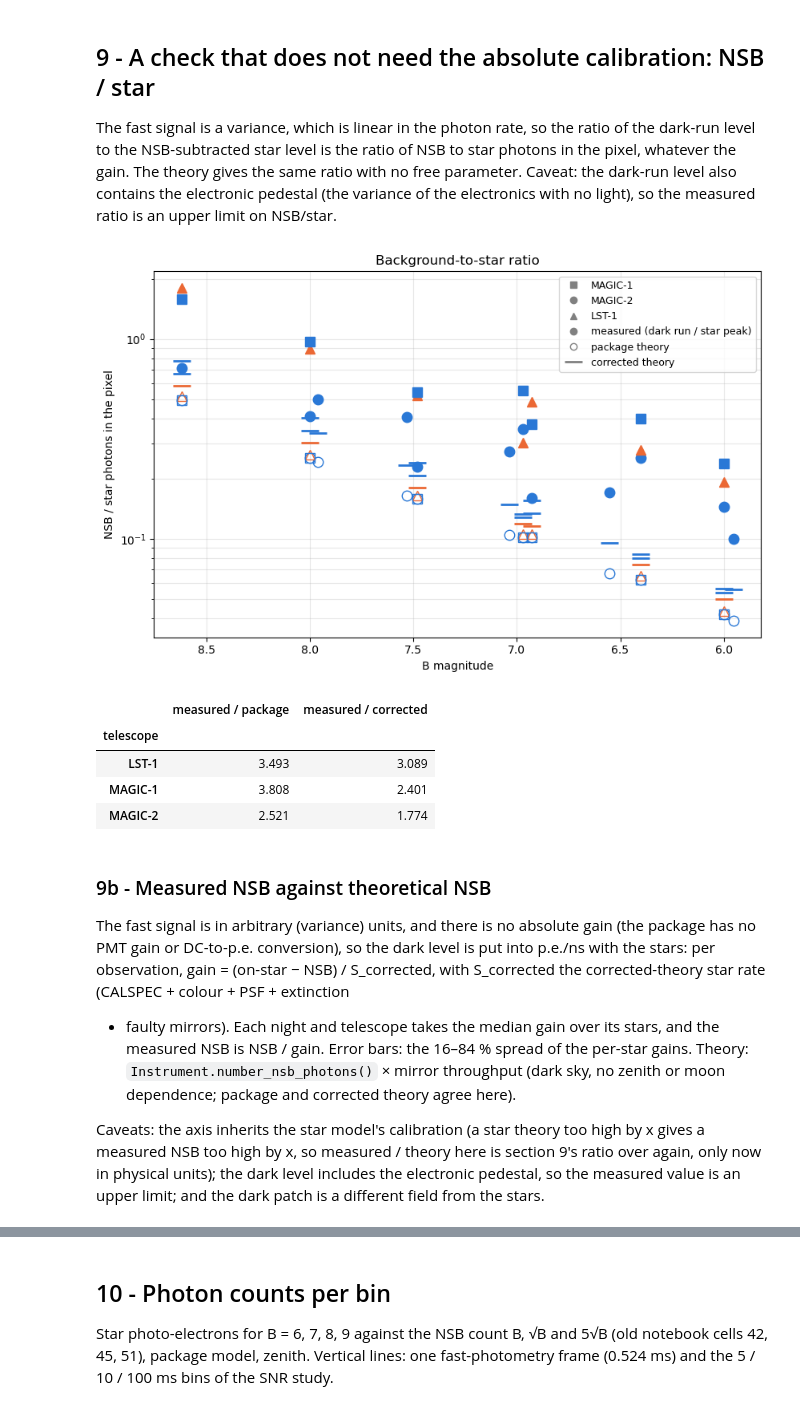
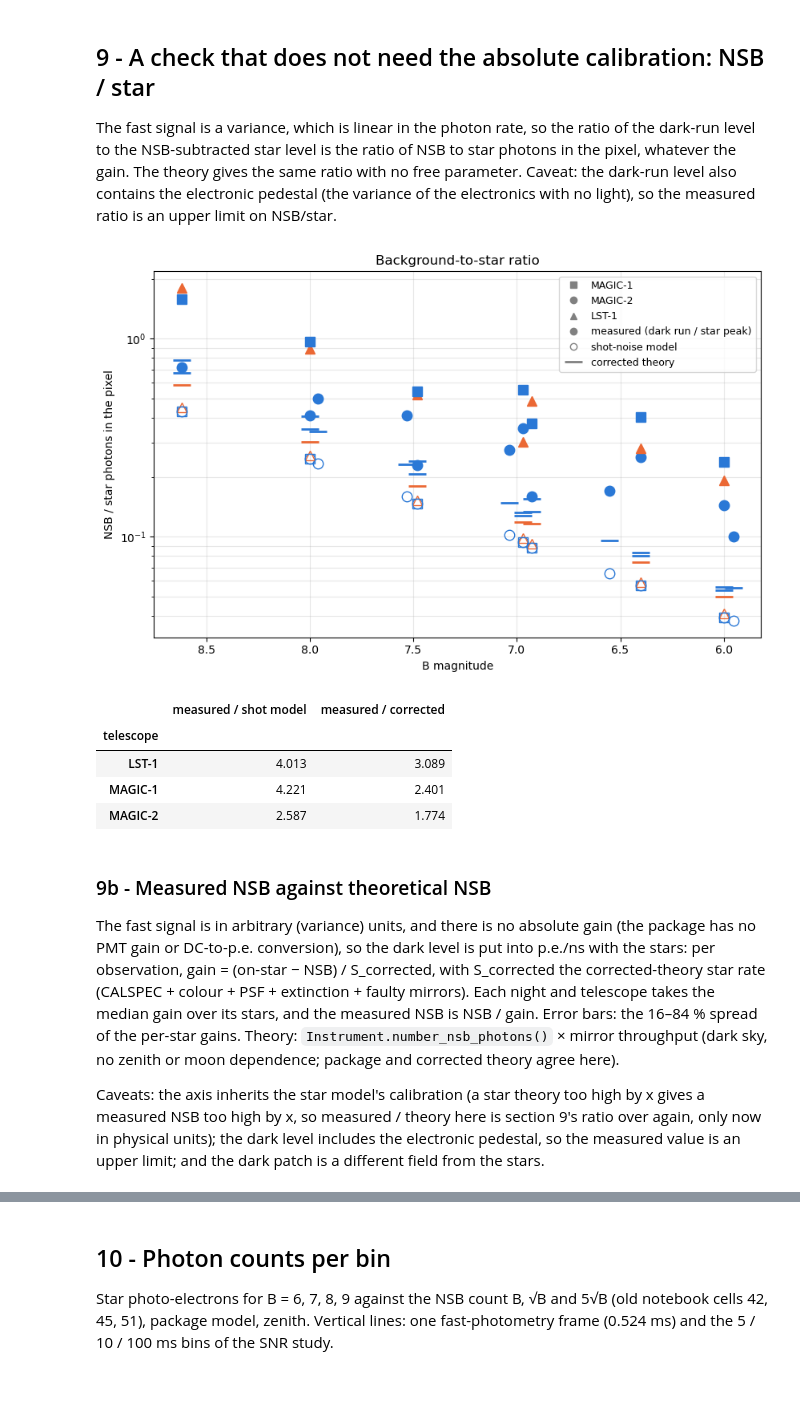
Before and after one commit to eliadse/kbo-occultation, a Jupyter notebook: notebooks/snr_theo_study.ipynb, the cells around one changed output, grey strips where cells are left out. Saved outputs shown, nothing was run; the diff lists cells and outputs as text; code cells hidden in the pictures.

```diff
--- a/notebooks/snr_theo_study.ipynb
+++ b/notebooks/snr_theo_study.ipynb
@@ -226,6 +226,13 @@ def corrected_budget(instr, mag, tb, airmass=1.0, throughput=1.0, psf=1.0, teff=
 def package_budget(instr, mag, tb, **kw):
     """The package's own noise_budget (what kbo-night snr uses)."""
     return instr.noise_budget(mag, tb, **kw)
+
+
+def shot_budget(instr, mag, tb, teff=None):
+    """The package's pure shot-noise model (Instrument.signal_to_noise_ratio): zenith, no PSF/throughput/extinction."""
+    S = instr.num_photons_from_mag(tb.to_value(u.ms), mag, teff)
+    B = instr.number_nsb_photons() * tb.to_value(u.ns)
+    return {"star_photons": S, "nsb_photons": B, "sigma_total": np.sqrt(S + B) / S}
 # %% [markdown]
 ## 1 - Basic telescope information
 Every scalar and data file `Instrument` uses, read back from the instances (MAGIC's mirror and QE scale factors are
@@ -745,53 +752,49 @@ nsb = nsb_table(log, lcs=lcs, units="fast")
 bs_rows = []
 for (night_name, obs_name, tel_name), r in nsb.iterrows():
     obs = log.nights[night_name].observations[obs_name]
     i = INSTR[KIND[tel_name]]
     X = conditions["airmass_mean"].get((night_name, obs_name), 1.0)
     mirrors = throughput_from_faulty_panels(obs.faulty_mirrors.get(DC_KEY[tel_name]), DC_KEY[tel_name])
-    pkg = package_budget(i, obs.magnitude(BAND), 1 * u.ms, airmass=X, extinction=True, throughput_factor=mirrors)
+    shot = shot_budget(i, obs.magnitude(BAND), 1 * u.ms, teff=teff_from_spectral_type(obs.spectral_type))
     cor = corrected_budget(i, obs.magnitude(BAND), 1 * u.ms, airmass=X, throughput=mirrors,
                            psf=psf_containment(night_name, tel_name), teff=teff_from_spectral_type(obs.spectral_type))
     bs_rows.append({"night": night_name, "observation": obs_name, "telescope": tel_name, "mag": obs.magnitude(BAND),
                     "nsb_source": r["nsb_source"],
                     "measured": r["nsb_default"] / (r["star_peak_comb"] - r["nsb_default"]),
-                    "package": pkg["nsb_photons"] / pkg["star_photons"],
+                    "shot model": shot["nsb_photons"] / shot["star_photons"],
                     "corrected": cor["nsb_photons"] / cor["star_photons"]})
 bs = pd.DataFrame(bs_rows).set_index(["night", "observation", "telescope"])
-bs["measured / package"] = bs["measured"] / bs["package"]
+bs["measured / shot model"] = bs["measured"] / bs["shot model"]
 bs["measured / corrected"] = bs["measured"] / bs["corrected"]
 
 MARK = {"MAGIC-1": "s", "MAGIC-2": "o", "LST-1": "^"}
 fig, ax = plt.subplots(figsize=(8.5, 5.5))
 for (night_name, obs_name, tel_name), r in bs.iterrows():
     c = TEL_COLORS[KIND[tel_name]]
     ax.plot(r["mag"], r["measured"], MARK[tel_name], ms=9, color=c)
-    ax.plot(r["mag"], r["package"], MARK[tel_name], ms=9, mfc="none", mec=c)
+    ax.plot(r["mag"], r["shot model"], MARK[tel_name], ms=9, mfc="none", mec=c)
     ax.plot(r["mag"], r["corrected"], "_", ms=16, mew=2, color=c)
 handles = [plt.Line2D([], [], color="grey", marker=m, ls="", label=t) for t, m in MARK.items()]
 handles += [plt.Line2D([], [], color="grey", marker="o", ls="", label="measured (dark run / star peak)"),
-            plt.Line2D([], [], color="grey", marker="o", mfc="none", ls="", label="package theory"),
+            plt.Line2D([], [], color="grey", marker="o", mfc="none", ls="", label="shot-noise model"),
             plt.Line2D([], [], color="grey", marker="_", ms=16, mew=2, ls="", label="corrected theory")]
 ax.set(yscale="log", xlabel=f"{BAND} magnitude", ylabel="NSB / star photons in the pixel", title="Background-to-star ratio")
 ax.invert_xaxis(); ax.grid(alpha=0.3, which="both"); ax.legend(handles=handles, fontsize=9)
 plt.tight_layout()
 plt.savefig(f"./NSB_to_star_ratio.png", dpi=200)
 plt.show()
-bs.groupby("telescope")[["measured / package", "measured / corrected"]].median()
+bs.groupby("telescope")[["measured / shot model", "measured / corrected"]].median()
 # %% [output]
-[figure, old version]
+[figure, new version]
-|  | measured / package | measured / corrected |
+|  | measured / shot model | measured / corrected |
 | telescope |  |  |
-| LST-1 | 3.493 | 3.089 |
-| MAGIC-1 | 3.808 | 2.401 |
-| MAGIC-2 | 2.521 | 1.774 |
+| LST-1 | 4.013 | 3.089 |
+| MAGIC-1 | 4.221 | 2.401 |
+| MAGIC-2 | 2.587 | 1.774 |
 # %% [markdown]
 ### 9b - Measured NSB against theoretical NSB
-The fast signal is in arbitrary (variance) units, and there is no absolute gain (the package has no PMT gain or DC-to-p.e.
-conversion), so the dark level is put into p.e./ns with the stars: per observation,
-gain = (on-star − NSB) / S_corrected, with S_corrected the corrected-theory star rate (CALSPEC + colour + PSF + extinction
-+ faulty mirrors). Each night and telescope takes the median gain over its stars, and the measured NSB is
-NSB / gain. Error bars: the 16–84 % spread of the per-star gains. Theory: `Instrument.number_nsb_photons()` × mirror
-throughput (dark sky, no zenith or moon dependence; package and corrected theory agree here).
+The fast signal is in arbitrary (variance) units, and there is no absolute gain (the package has no PMT gain or DC-to-p.e. conversion), so the dark level is put into p.e./ns with the stars: per observation, gain = (on-star − NSB) / S_corrected, with S_corrected the corrected-theory star rate (CALSPEC + colour + PSF + extinction + faulty mirrors).
+Each night and telescope takes the median gain over its stars, and the measured NSB is NSB / gain. Error bars: the 16–84 % spread of the per-star gains. Theory: `Instrument.number_nsb_photons()` × mirror throughput (dark sky, no zenith or moon dependence; package and corrected theory agree here).
 
 Caveats: the axis inherits the star model's calibration (a star theory too high by x gives a measured NSB too high by x,
 so measured / theory here is section 9's ratio over again, only now in physical units); the dark level includes the electronic
```
Also changed, not shown: parts of 10 cells of this notebook, 4 other files.
